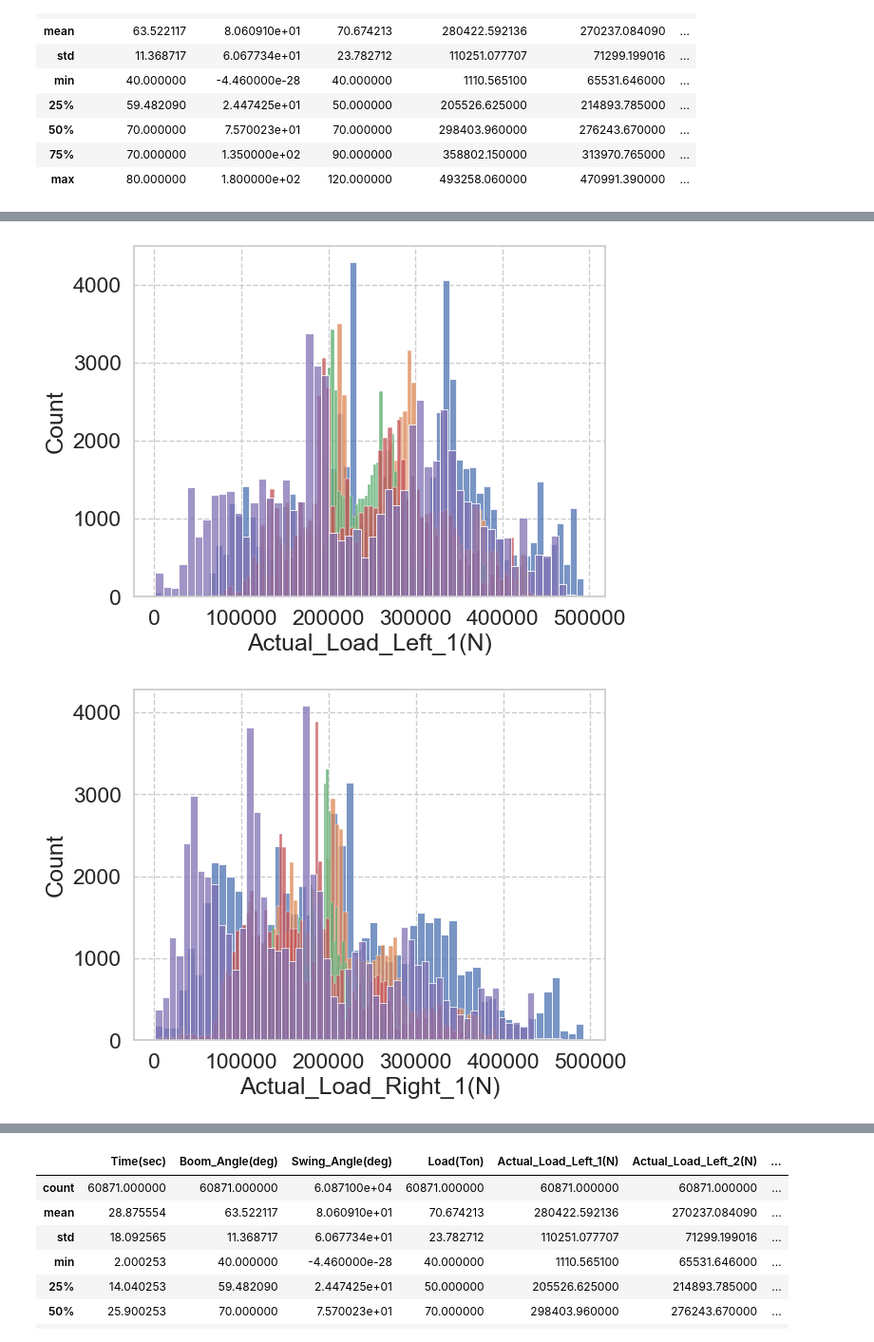
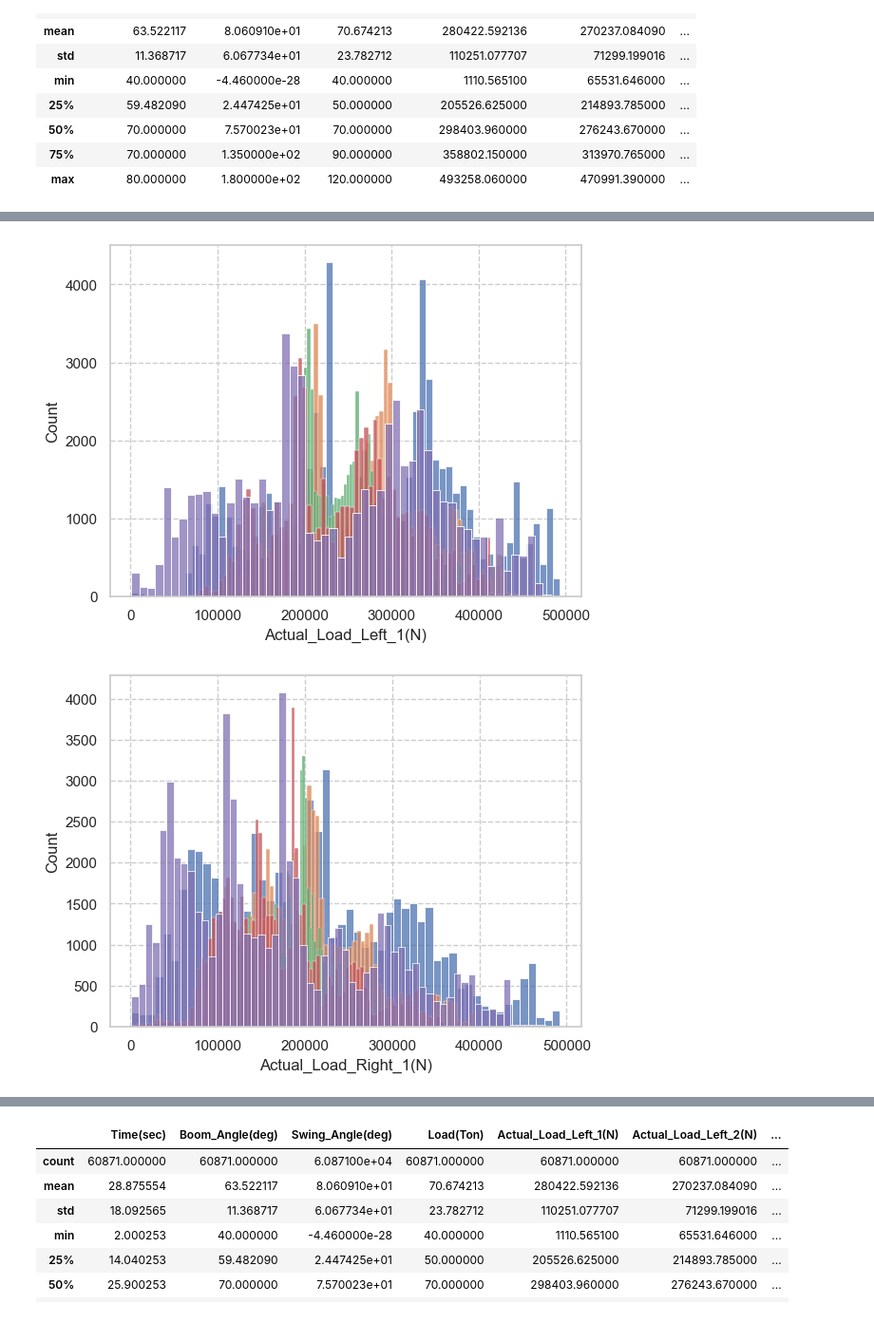
Before and after one commit to jinbeomjeong/estimate_crawler_crane_ground_pressure, a Jupyter notebook: train_ground_pressure_est_model_xgboost_based_RecurDyn.ipynb, the cells around one changed output, grey strips where cells are left out. Shown at 95% size. Cells and saved outputs as stored; diff of their text form; code cells hidden in the pictures.

```diff
--- a/train_ground_pressure_est_model_xgboost_based_RecurDyn.ipynb
+++ b/train_ground_pressure_est_model_xgboost_based_RecurDyn.ipynb
@@ -206,7 +200,7 @@ dataset.describe()
 | 75% | 70.000000 | 1.350000e+02 | 90.000000 | 358802.150000 | 313970.765000 | ... |
 | max | 80.000000 | 1.800000e+02 | 120.000000 | 493258.060000 | 470991.390000 | ... |
 # %%
-sns.set(font_scale=1.5)
+sns.set(font_scale=1.0)
 sns.set_style("whitegrid", {'grid.linestyle': '--'})
 sns.histplot(dataset['Boom_Angle(deg)'], kde='True')
 # %% [output]
@@ -215,5 +209,5 @@ sns.histplot(dataset['Boom_Angle(deg)'], kde='True')
 # %%
-sns.set(font_scale=1.5)
+sns.set(font_scale=1.0)
 sns.set_style("whitegrid", {'grid.linestyle': '--'})
 sns.histplot(dataset['Swing_Angle(deg)'], kde='True')
 # %% [output]
@@ -222,5 +216,5 @@ sns.histplot(dataset['Swing_Angle(deg)'], kde='True')
 # %%
-sns.set(font_scale=1.5)
+sns.set(font_scale=1.0)
 sns.set_style("whitegrid", {'grid.linestyle': '--'})
 sns.histplot(dataset['Load(Ton)'], kde='True')
 # %% [output]
@@ -229,18 +223,18 @@ sns.histplot(dataset['Load(Ton)'], kde='True')
 # %%
-sns.set(font_scale=1.5)
+sns.set(font_scale=1.0)
 sns.set_style("whitegrid", {'grid.linestyle': '--'})
 
-for name in target_names[0:5]:
+for name in data_target_names[0:5]:
     sns.histplot(dataset[name])
 # %% [output]
-[figure, old version]
+[figure, new version]
 # %%
-sns.set(font_scale=1.5)
+sns.set(font_scale=1.0)
 sns.set_style("whitegrid", {'grid.linestyle': '--'})
 
-for name in target_names[5:10]:
+for name in data_target_names[5:10]:
     sns.histplot(dataset[name])
 # %% [output]
-[figure, old version]
+[figure, new version]
 # %%
 sns.set(font_scale=1)
```
Also changed, not shown: parts of 33 cells of this notebook, 10 other files.
